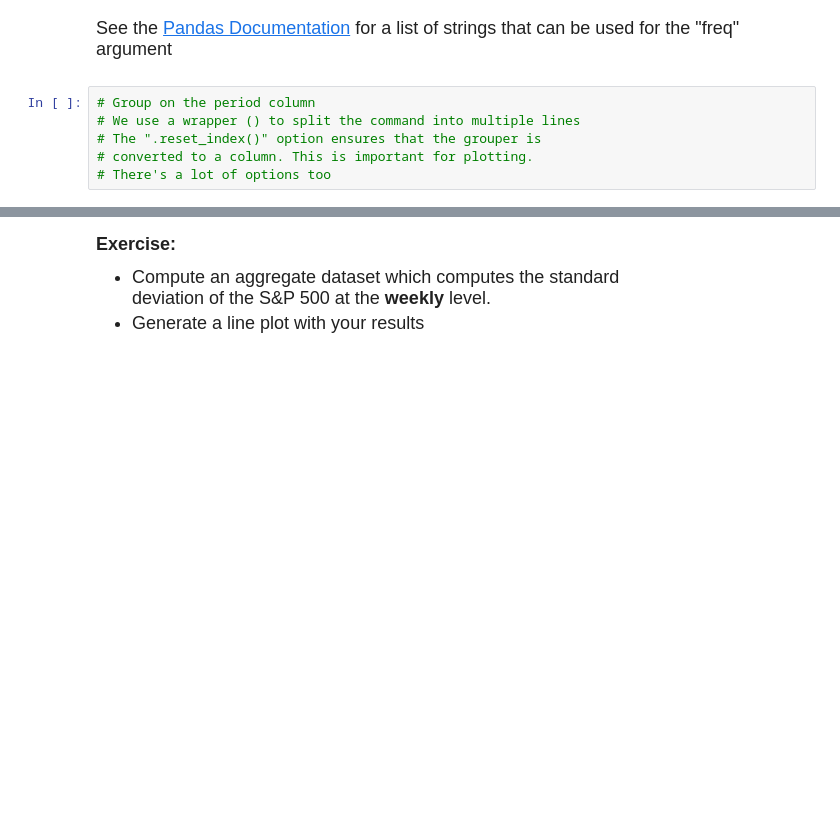
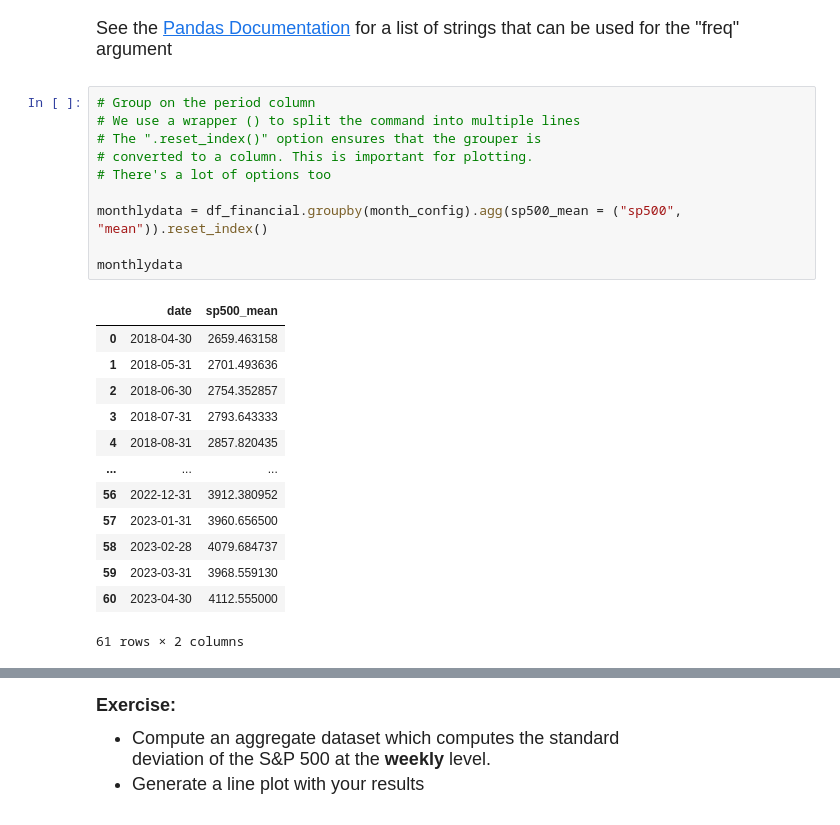
Before and after one commit to savvyscott27/qtm151fall2025, a Jupyter notebook: Lecture_19-more_time_series/Lecture19_MYCOPY.ipynb, the cells around one changed output, grey strips where cells are left out. Drawn from its saved outputs; the diff is of its cells as text; blank space fills up the shorter version.

```diff
--- a/Lecture_19-more_time_series/Lecture19_MYCOPY.ipynb
+++ b/Lecture_19-more_time_series/Lecture19_MYCOPY.ipynb
@@ -250,8 +258,26 @@ See the [Pandas Documentation](https://pandas.pydata.org/pandas-docs/stable/user
 # %%
 # Group on the period column
 # We use a wrapper () to split the command into multiple lines
 # The ".reset_index()" option ensures that the grouper is
 # converted to a column. This is important for plotting.
 # There's a lot of options too
+
+monthlydata = df_financial.groupby(month_config).agg(sp500_mean = ("sp500", "mean")).reset_index()
+
+monthlydata
+# %% [output]
+|  | date | sp500_mean |
+| 0 | 2018-04-30 | 2659.463158 |
+| 1 | 2018-05-31 | 2701.493636 |
+| 2 | 2018-06-30 | 2754.352857 |
+| 3 | 2018-07-31 | 2793.643333 |
+| 4 | 2018-08-31 | 2857.820435 |
+| ... | ... | ... |
+| 56 | 2022-12-31 | 3912.380952 |
+| 57 | 2023-01-31 | 3960.656500 |
+| 58 | 2023-02-28 | 4079.684737 |
+| 59 | 2023-03-31 | 3968.559130 |
+| 60 | 2023-04-30 | 4112.555000 |
+61 rows × 2 columns
 # %%
 # Plot the monthly average
```
Also changed, not shown: parts of 9 cells of this notebook.
